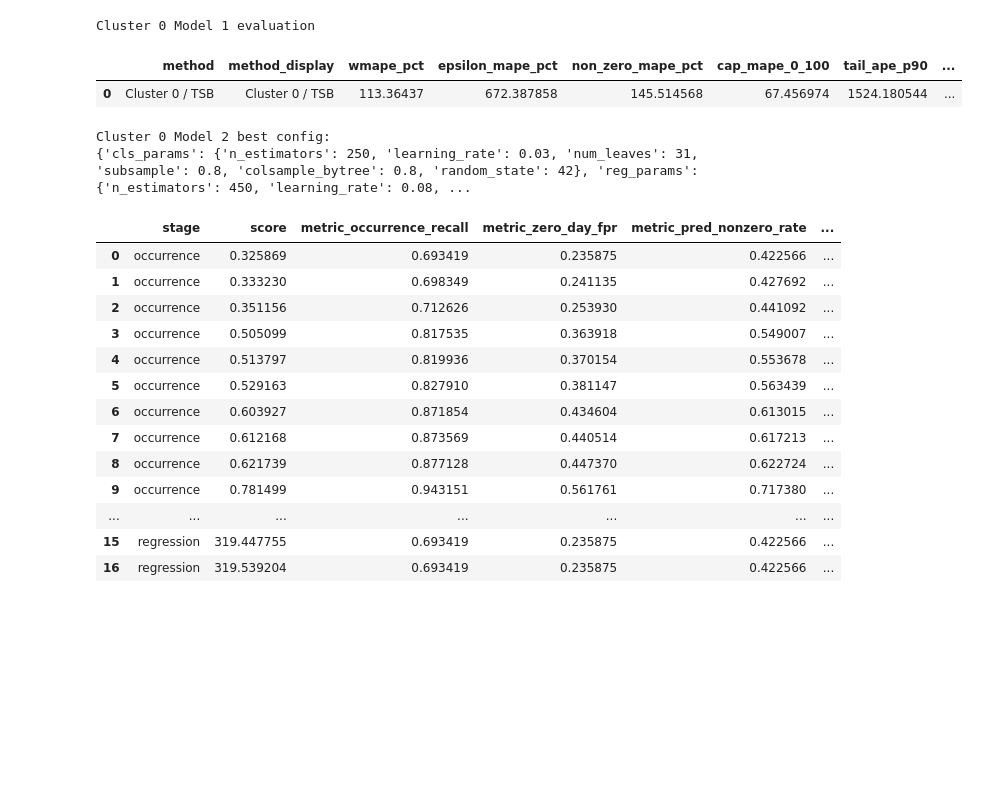
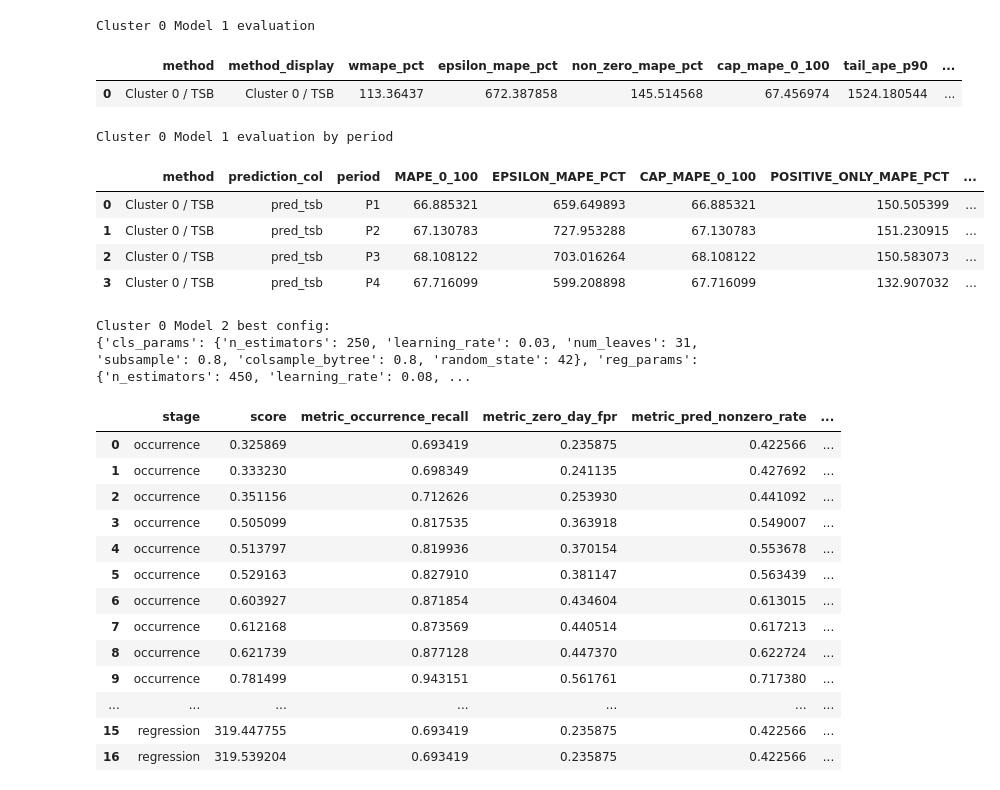
Before and after one commit to CserYe03na/Online_Retail_Forecasting, a Jupyter notebook: forecasting_0&2.ipynb, the cells around one changed output. Cells and saved outputs as stored; diff of their text form; code cells hidden in the pictures; blank space fills up the shorter version.

```diff
--- a/forecasting_0&2.ipynb
+++ b/forecasting_0&2.ipynb
@@ -366,6 +450,28 @@ display_metric_table(cluster0_model1_metric_table, title='Cluster 0 Model 1 eval
 Cluster 0 Model 1 evaluation
 |  | method | method_display | wmape_pct | epsilon_mape_pct | non_zero_mape_pct | cap_mape_0_100 | tail_ape_p90 | ... |
 | 0 | Cluster 0 / TSB | Cluster 0 / TSB | 113.36437 | 672.387858 | 145.514568 | 67.456974 | 1524.180544 | ... |
+# %%
+# Cluster 0 - Model 1 (`c0_m1`) by-period evaluation and epsilon-APE boxplot
+cluster0_model1_period_analysis = evaluate_single_model_by_period(
+    actual_df=cluster0_model1_actual_df,
+    pred_df=cluster0_model1_pred_df,
+    pred_col=C0_M1_PRED_COL,
+    method_label=f'Cluster 0 / {C0_M1_DISPLAY_NAME}',
+    eps=cluster0_eps_mape,
+    n_periods=cluster0_n_periods,
+    metric_name=cluster0_metric_name,
+)
+display_period_metric_table(
+    cluster0_model1_period_analysis['metrics_by_period'],
+    title='Cluster 0 Model 1 evaluation by period',
+)
+# %% [output]
+Cluster 0 Model 1 evaluation by period
+|  | method | prediction_col | period | MAPE_0_100 | EPSILON_MAPE_PCT | CAP_MAPE_0_100 | POSITIVE_ONLY_MAPE_PCT | ... |
+| 0 | Cluster 0 / TSB | pred_tsb | P1 | 66.885321 | 659.649893 | 66.885321 | 150.505399 | ... |
+| 1 | Cluster 0 / TSB | pred_tsb | P2 | 67.130783 | 727.953288 | 67.130783 | 151.230915 | ... |
+| 2 | Cluster 0 / TSB | pred_tsb | P3 | 68.108122 | 703.016264 | 68.108122 | 150.583073 | ... |
+| 3 | Cluster 0 / TSB | pred_tsb | P4 | 67.716099 | 599.208898 | 67.716099 | 132.907032 | ... |
 # %%
 # Cluster 0 - Model 2 (`c0_m2`) run
 cluster0_model2_artifacts = run_c0_m2_pipeline(
```
Also changed, not shown: parts of 8 cells of this notebook, 18 other files.
